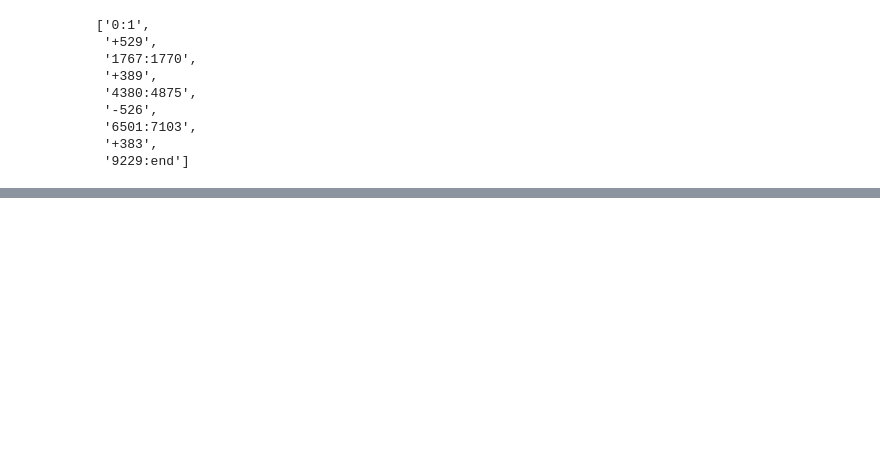
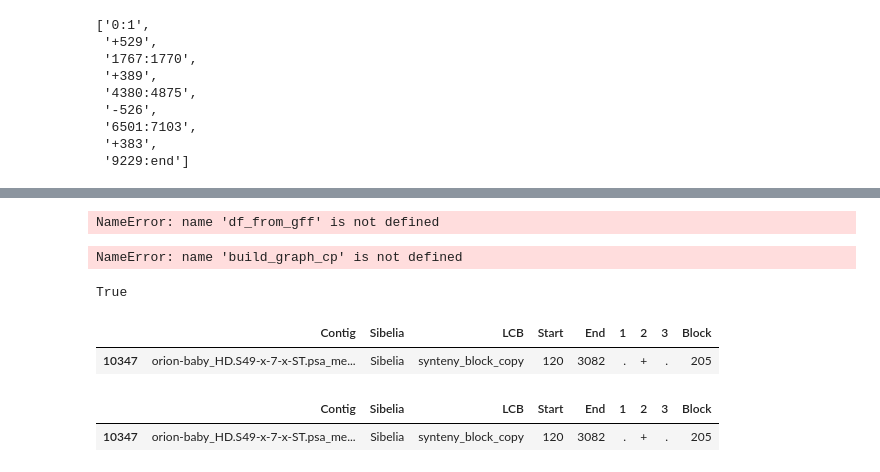
Before and after one commit to mooncat666/mergeLCB, a Jupyter notebook: merge_LCB.ipynb, the cells around one changed output, grey strips where cells are left out. Saved outputs shown, nothing was run; the diff lists cells and outputs as text; code cells hidden in the pictures; blank space fills up the shorter version.

```diff
--- a/merge_LCB.ipynb
+++ b/merge_LCB.ipynb
@@ -606,9 +573,20 @@ AAAAAATAAAATTTAATATTTATGAAATTCTTTGAGAATAATATTATTCTCAAAGAGTATCATGAATAAAATGTTATAAA
 # %%
-# prepare data
+'''# prepare data
 
 # create a dataframe from gff
 def df_from_gff(gff):
     df_gff=pd.read_csv(gff, sep='\t', header=2, names=['Contig','Sibelia', 'LCB','Start', 'End', '1', '2', '3', 'Block'])
+    import os
+os.chdir()
+c=list()
+with open('/g/scb/bork/groudko/cdiff_medium/sibeliaz/sib_loose1000/blocks_sequences.fasta','r') as blocks:
+    for line in blocks:
+        if line.startswith('>'):
+            c.append(re.search('Seq="(\S+)"',line).group(1))
+    print('orion-baby_HD.S49-x-7-x-ST.psa_megahit.psb_metabat2.00005:k141_9458' in c)
+    c=pd.Series(c)
+    df_gff.drop('Contig', axis = 1, inplace = True)
+    df_gff.insert(0,'Contig',c)
     df_gff['Contig']=df_gff['Contig'].str.replace(' ', '.')
     return df_gff
 
@@ -686,7 +664,7 @@ with open(permutations, 'r') as permut:
             try:
                 contig_parts_pos[name].append(str(previous_end-1)+':'+str(contig_length))
             except KeyError:
-                pass
+                pass'''
 # %% [output]
                                               Contig  Sibelia  \
 2  SAMEA2737906.psa_megahit.psb_metabat2.00057:k1...  Sibelia
@@ -1961,0 +1972,40 @@ end 877B
+# %%
+cons='/g/scb/bork/groudko/cdiff_medium/sibeliaz/sib_loose1000/alignments/all_cons.fa'
+permutations='/g/scb/bork/groudko/cdiff_medium/sibeliaz/sib_loose1000/genomes_permutations.txt'
+gff='/g/scb/bork/groudko/cdiff_medium/sibeliaz/sib_loose1000/blocks_coords.gff'
+contigs_fasta='/g/scb/bork/groudko/cdiff_medium/dd/new_ids_contigs.fa'
+new_contigs_file='/g/scb/bork/groudko/cdiff_medium/sibeliaz/sib_loose1000/alignments/mergedLCB.fasta'
+blocks_sequences='/g/scb/bork/groudko/cdiff_medium/sibeliaz/sib_loose1000/blocks_sequences.fasta'
+# %%
+df_gff=df_from_gff(gff)
+blocks=dict_with_blocks(cons)
+contigs=fasta_to_dict(contigs_fasta)
+# %% [output]
+NameError: name 'df_from_gff' is not defined
+# %%
+G=build_graph_cp(permutations,df_gff)
+# %% [output]
+NameError: name 'build_graph_cp' is not defined
+# %%
+import os
+os.chdir('/g/scb/bork/groudko/cdiff_medium/sibeliaz/sib_loose1000/')
+c=list()
+with open('blocks_sequences.fasta','r') as blocks:
+    for line in blocks:
+        if line.startswith('>'):
+            c.append(re.search('Seq="(\S+)"',line).group(1))
+    print('orion-baby_HD.S49-x-7-x-ST.psa_megahit.psb_metabat2.00005:k141_9458' in c)
+    c=pd.Series(c)
+    df_gff.drop('Contig', axis = 1, inplace = True)
+    df_gff.insert(0,'Contig',c)
+
+df_gff.loc[df_gff['Contig']=='orion-baby_HD.S49-x-7-x-ST.psa_megahit.psb_metabat2.00005:k141_9458']
+# %% [output]
+True
+|  | Contig | Sibelia | LCB | Start | End | 1 | 2 | 3 | Block |
+| 10347 | orion-baby_HD.S49-x-7-x-ST.psa_me... | Sibelia | synteny_block_copy | 120 | 3082 | . | + | . | 205 |
+# %%
+df_gff.loc[df_gff['Contig']=='orion-baby_HD.S49-x-7-x-ST.psa_megahit.psb_metabat2.00005:k141_9458']
+# %% [output]
+|  | Contig | Sibelia | LCB | Start | End | 1 | 2 | 3 | Block |
+| 10347 | orion-baby_HD.S49-x-7-x-ST.psa_me... | Sibelia | synteny_block_copy | 120 | 3082 | . | + | . | 205 |
```
Also changed, not shown: parts of 18 cells of this notebook.
